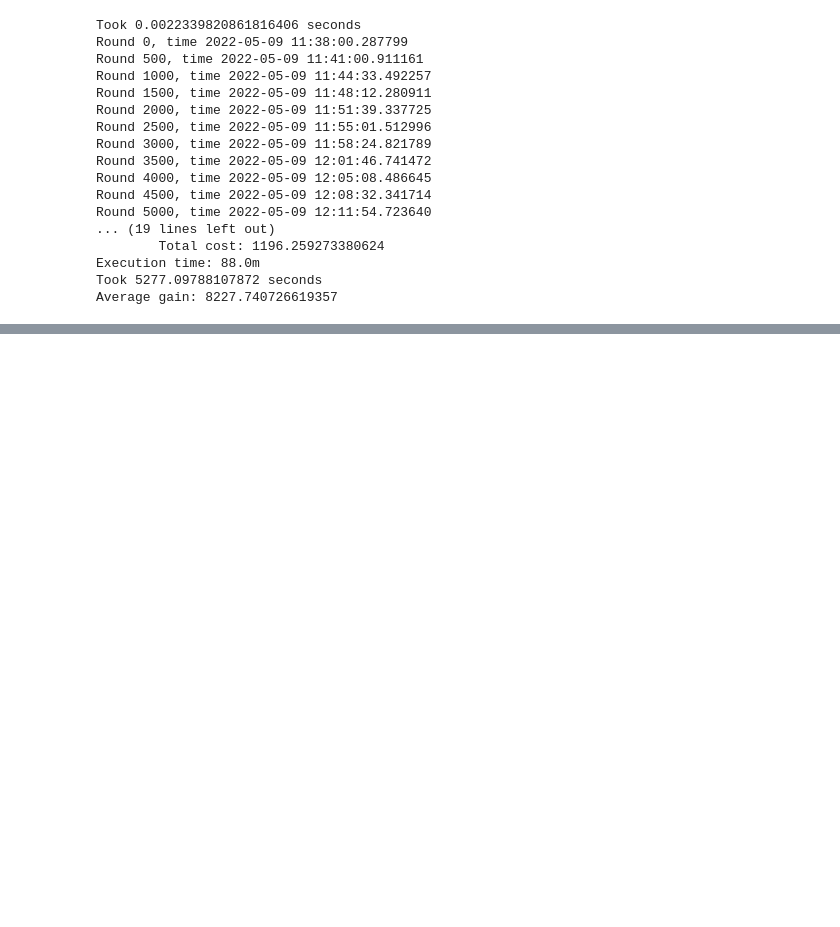
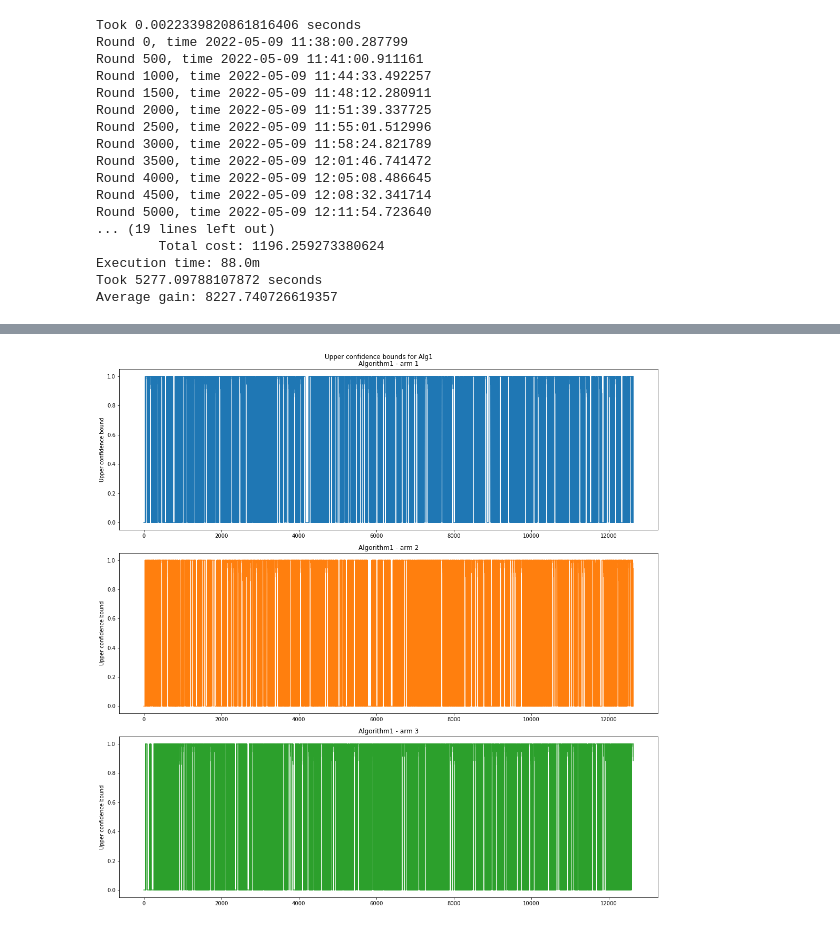
Before and after one commit to saeedghoorchian/NCC-Bandits, a Jupyter notebook: experiments/nursery/14_01_change_features_context_five.ipynb, the cells around one changed output, grey strips where cells are left out. Drawn from its saved outputs; the diff is of its cells as text; code cells hidden in the pictures; blank space fills up the shorter version.

```diff
--- a/experiments/nursery/14_01_change_features_context_five.ipynb
+++ b/experiments/nursery/14_01_change_features_context_five.ipynb
@@ -716,0 +717,13 @@ plot_gains({
+# %%
+import matplotlib.pyplot as plt
+
+fig, ax = plt.subplots(3,1, figsize=(15, 15))
+fig.suptitle('Upper confidence bounds for Alg1')
+for i in range(3):
+    ax[i].plot(p_alg1.confidences[:NUM_OF_TRIALS, i], color=plt.cm.tab10(i));
+    ax[i].set_title(f"Algorithm1 - arm {i+1}");
+    ax[i].set_ylabel('Upper confidence bound');
+
+plt.tight_layout();
+# %% [output]
+[figure, added]
```
Also changed, not shown: parts of 2 cells of this notebook, 9 other files.
